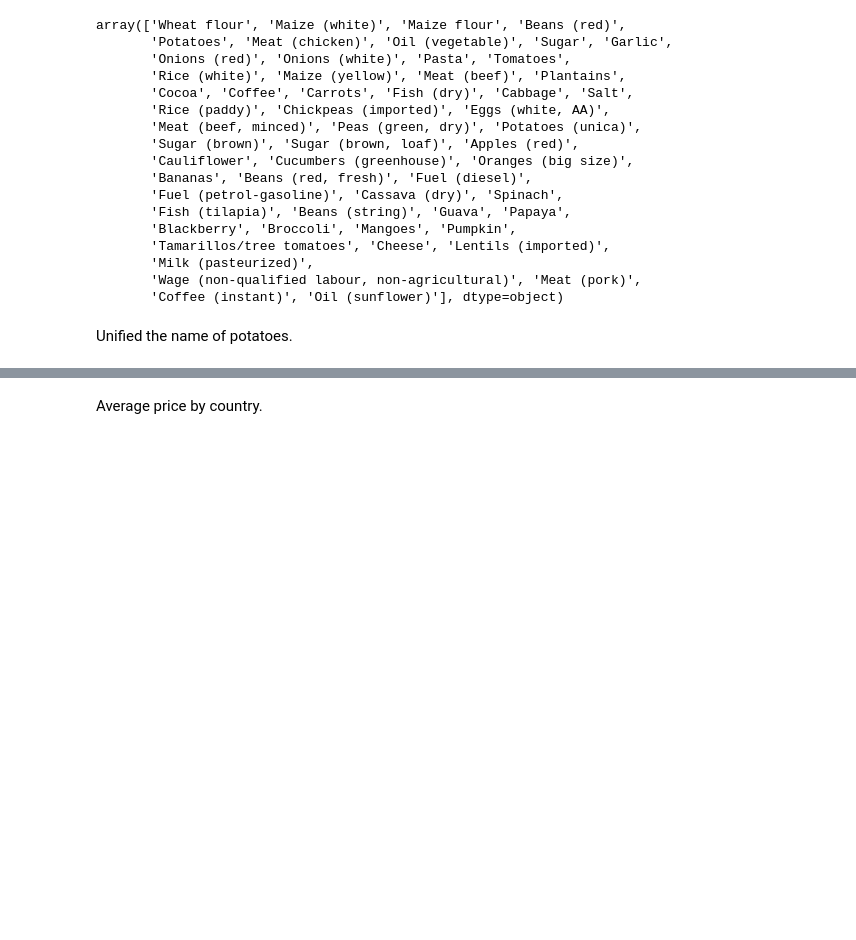
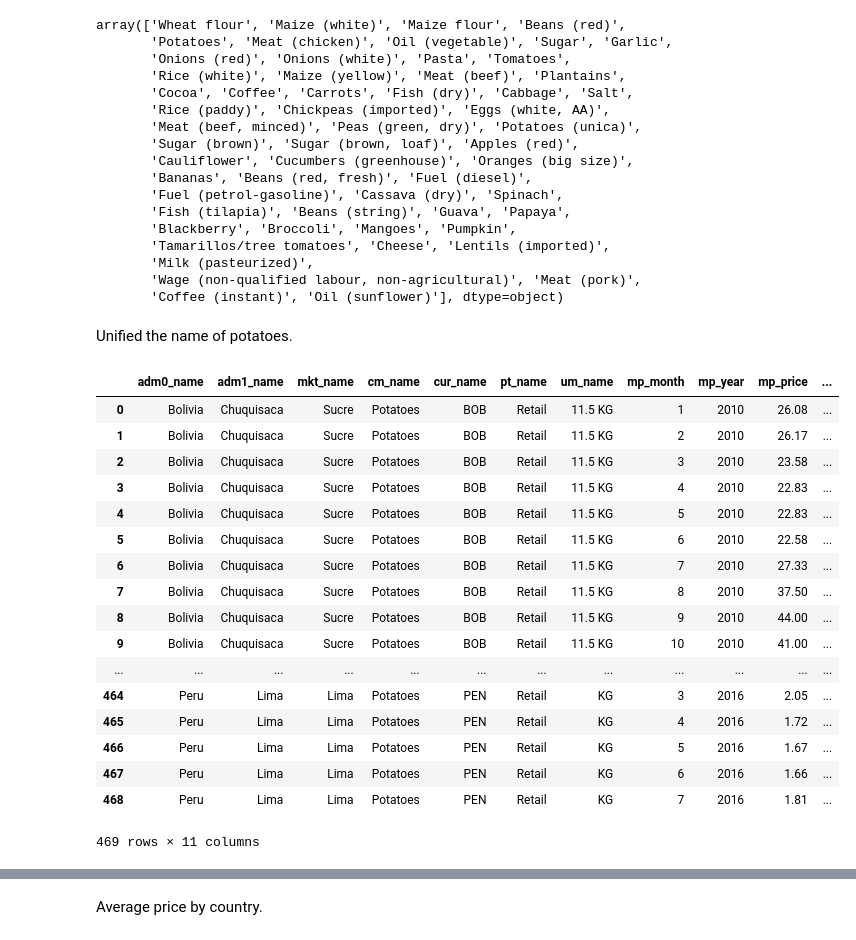
Before and after one commit to vzakhozhyi/599-A-Final-Project, a Jupyter notebook: Test-Haotian Bu Copy.ipynb, the cells around one changed output, grey strips where cells are left out. Drawn from its saved outputs; the diff is of its cells as text; code cells hidden in the pictures; blank space fills up the shorter version.

```diff
--- a/Test-Haotian Bu Copy.ipynb
+++ b/Test-Haotian Bu Copy.ipynb
@@ -64,7 +64,7 @@ Let's see what we have.
 # %%
 Price = dataCsv[dataCsv.adm0_name.isin(TargetCountry)]
 # %%
-Price[Price.cm_name.isin(TargetCrop)]
+Price = Price[Price.cm_name.isin(TargetCrop)]
 # %% [markdown]
 See unique values of crops of each country.
 # %%
@@ -110,3 +110,26 @@ ByeColumns = ['adm0_id', 'adm1_id','mkt_id','cm_id','cur_id','pt_id','um_id']#,'
 Price=Price.drop(ByeColumns,axis=1, inplace=False).reset_index(drop=True)
 # %% [markdown]
 Unified the name of potatoes.
+# %%
+Price['cm_name'] = Price['cm_name'].replace(['Potatoes (Dutch)'], 'Potatoes')
+# %%
+Price
+# %% [output]
+|  | adm0_name | adm1_name | mkt_name | cm_name | cur_name | pt_name | um_name | mp_month | mp_year | mp_price | ... |
+| 0 | Bolivia | Chuquisaca | Sucre | Potatoes | BOB | Retail | 11.5 KG | 1 | 2010 | 26.08 | ... |
+| 1 | Bolivia | Chuquisaca | Sucre | Potatoes | BOB | Retail | 11.5 KG | 2 | 2010 | 26.17 | ... |
+| 2 | Bolivia | Chuquisaca | Sucre | Potatoes | BOB | Retail | 11.5 KG | 3 | 2010 | 23.58 | ... |
+| 3 | Bolivia | Chuquisaca | Sucre | Potatoes | BOB | Retail | 11.5 KG | 4 | 2010 | 22.83 | ... |
+| 4 | Bolivia | Chuquisaca | Sucre | Potatoes | BOB | Retail | 11.5 KG | 5 | 2010 | 22.83 | ... |
+| 5 | Bolivia | Chuquisaca | Sucre | Potatoes | BOB | Retail | 11.5 KG | 6 | 2010 | 22.58 | ... |
+| 6 | Bolivia | Chuquisaca | Sucre | Potatoes | BOB | Retail | 11.5 KG | 7 | 2010 | 27.33 | ... |
+| 7 | Bolivia | Chuquisaca | Sucre | Potatoes | BOB | Retail | 11.5 KG | 8 | 2010 | 37.50 | ... |
+| 8 | Bolivia | Chuquisaca | Sucre | Potatoes | BOB | Retail | 11.5 KG | 9 | 2010 | 44.00 | ... |
+| 9 | Bolivia | Chuquisaca | Sucre | Potatoes | BOB | Retail | 11.5 KG | 10 | 2010 | 41.00 | ... |
+| ... | ... | ... | ... | ... | ... | ... | ... | ... | ... | ... | ... |
+| 464 | Peru | Lima | Lima | Potatoes | PEN | Retail | KG | 3 | 2016 | 2.05 | ... |
+| 465 | Peru | Lima | Lima | Potatoes | PEN | Retail | KG | 4 | 2016 | 1.72 | ... |
+| 466 | Peru | Lima | Lima | Potatoes | PEN | Retail | KG | 5 | 2016 | 1.67 | ... |
+| 467 | Peru | Lima | Lima | Potatoes | PEN | Retail | KG | 6 | 2016 | 1.66 | ... |
+| 468 | Peru | Lima | Lima | Potatoes | PEN | Retail | KG | 7 | 2016 | 1.81 | ... |
+469 rows × 11 columns
```
Also changed, not shown: parts of 6 cells of this notebook, 1 other file.
